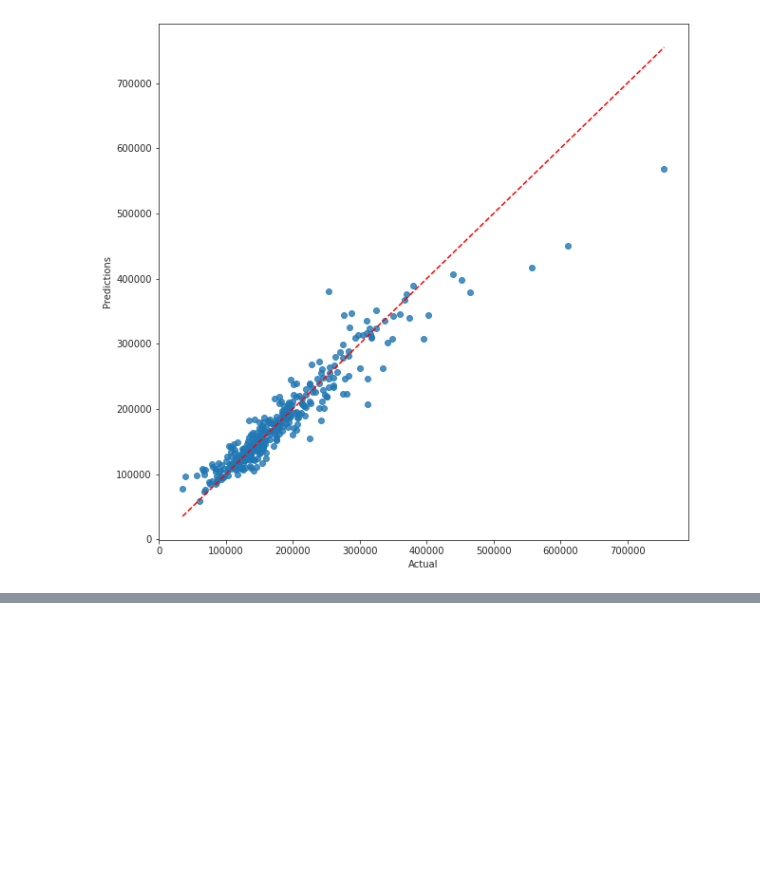
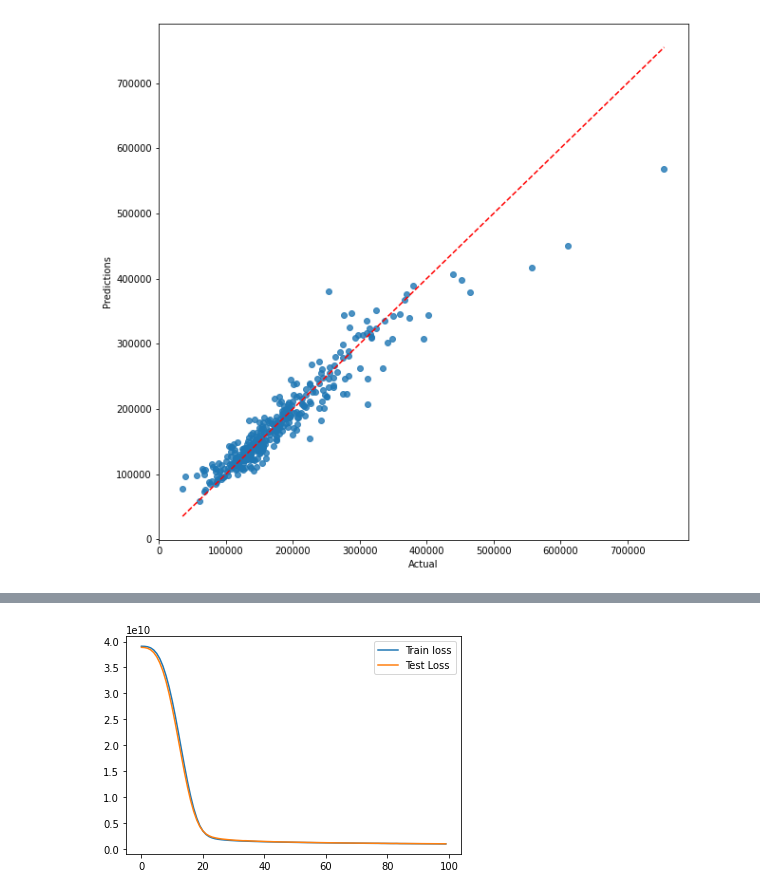
Before and after one commit to juanlopez91/HousePricesPredictions, a Jupyter notebook: HousePrices.ipynb, the cells around one changed output, grey strips where cells are left out. Saved outputs shown, nothing was run; the diff lists cells and outputs as text; code cells hidden in the pictures; blank space fills up the shorter version.

```diff
--- a/HousePrices.ipynb
+++ b/HousePrices.ipynb
@@ -639,0 +664,3 @@ plt.show()
+# %%
+input_shape = X_train.shape[1]
+input_shape
@@ -639,0 +669,17 @@ plt.show()
+# %%
+# First hidden layer
+model.add(Dense(100,input_dim = input_shape, activation = 'relu'))
+
+# Second hidden layer
+model.add(Dense(50,activation = 'relu'))
+
+# Output layer
+model.add(Dense(1))
+# %%
+# Step 2: Compile
+model.compile(optimizer='adam', loss='mse', metrics=['mse','mae'])
+# %%
+# Step 3: Fit our model
+history = model.fit(X_train, y_train,
+                    validation_data = (X_test, y_test),
+                    epochs=100)
@@ -639,0 +704,7 @@ plt.show()
+# %%
+# Visualize the loss
+plt.plot(history.history['loss'], label='Train loss')
+plt.plot(history.history['val_loss'], label='Test Loss')
+plt.legend();
+# %% [output]
+[figure, added]
```
Also changed, not shown: parts of 14 cells of this notebook.
